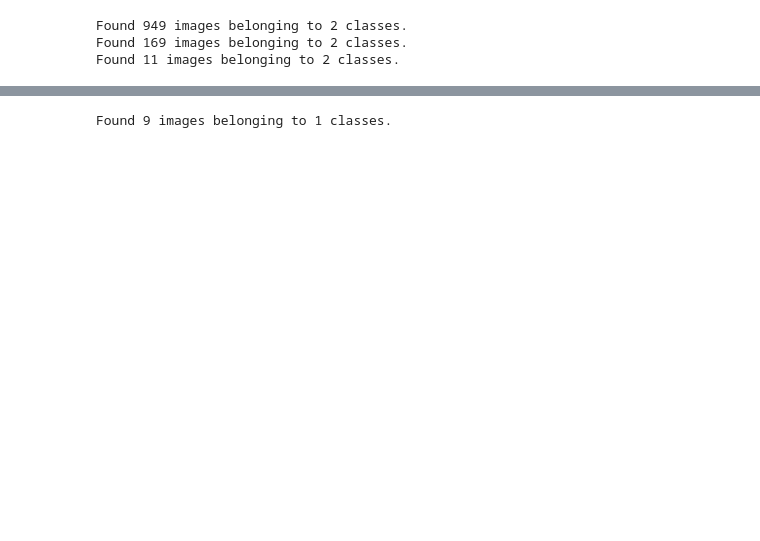
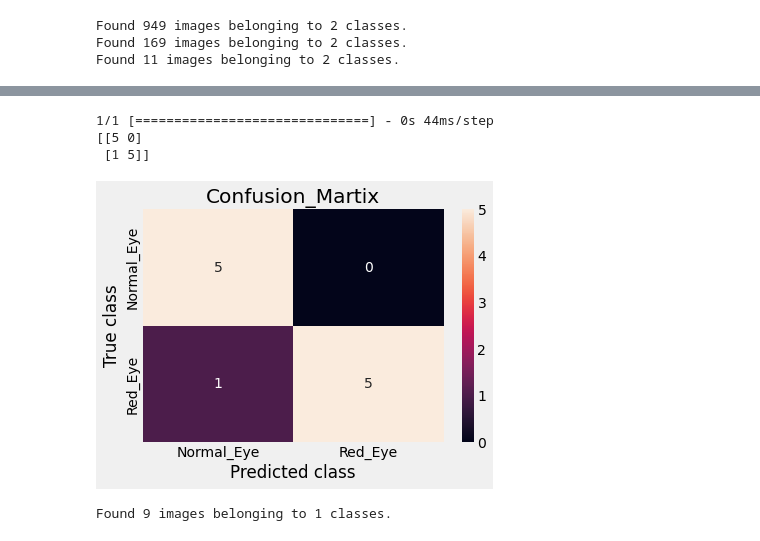
Before and after one commit to jaybfn/Red-Eye-Detection, a Jupyter notebook: script/train.ipynb, the cells around one changed output, grey strips where cells are left out. Drawn from its saved outputs; the diff is of its cells as text; code cells hidden in the pictures; blank space fills up the shorter version.

Commit message:
model_2

```diff
--- a/script/train.ipynb
+++ b/script/train.ipynb
@@ -181,3 +226,21 @@ Model Evalution Score
+# %%
+y_pred_test = model.predict(test_generator)
+y_pred_test = y_pred_test.argmax(axis=-1)
+cf_matrix = confusion_matrix(y_series_test, y_pred_test)
+print(cf_matrix)
+# %% [output]
+1/1 [==============================] - 0s 44ms/step
+[[5 0]
+ [1 5]]
+# %%
+LABELS = ["Normal_Eye","Red_Eye"]
+sns.heatmap(cf_matrix, annot=True, xticklabels=LABELS, yticklabels=LABELS,fmt = 'd')
+plt.title("Confusion_Martix")
+plt.ylabel("True class")
+plt.xlabel("Predicted class")
+plt.show()
+# %% [output]
+[figure, added]
 # %%
 pred_path = '../data/aug_red_eye/prediction_images'
 number_of_images = '../data/aug_red_eye/prediction_images/prediction'
```
Also changed, not shown: parts of 9 cells of this notebook.
